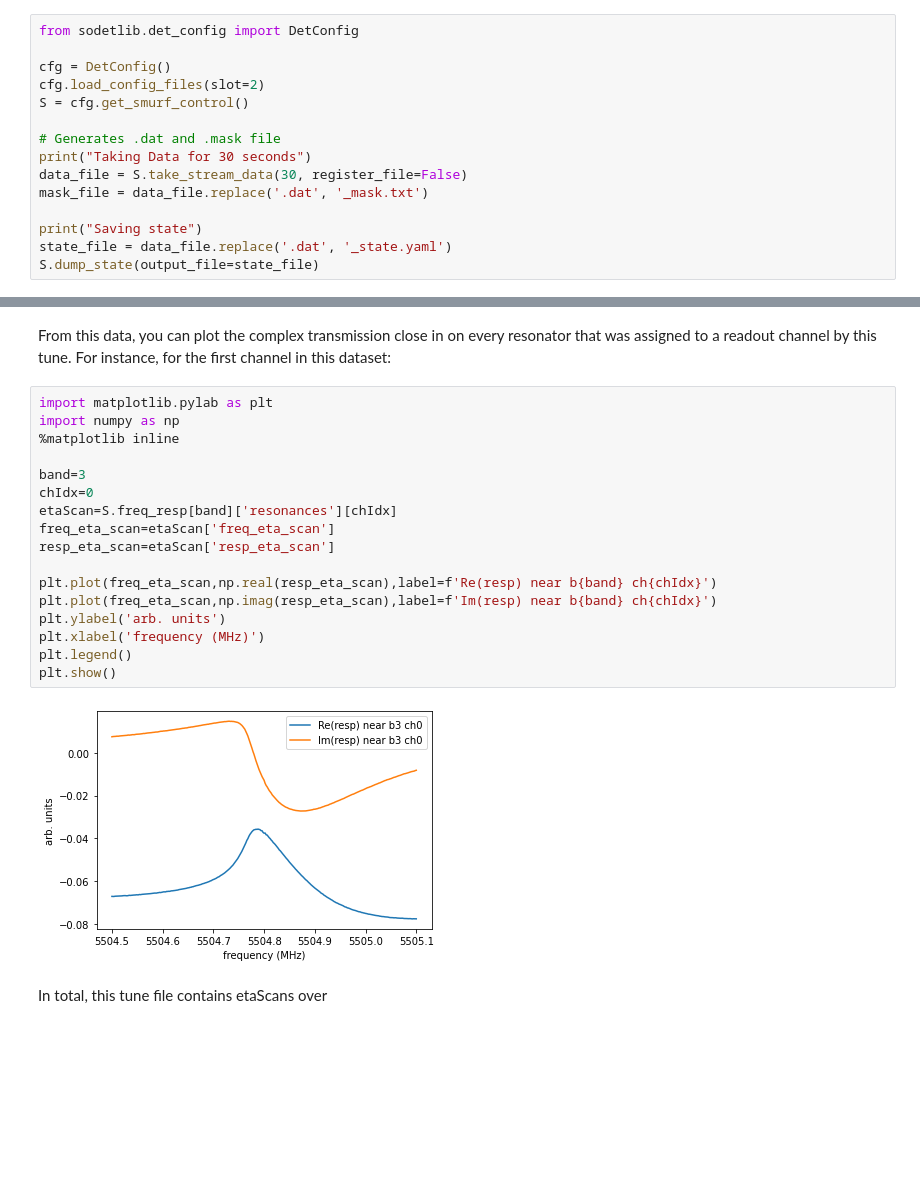
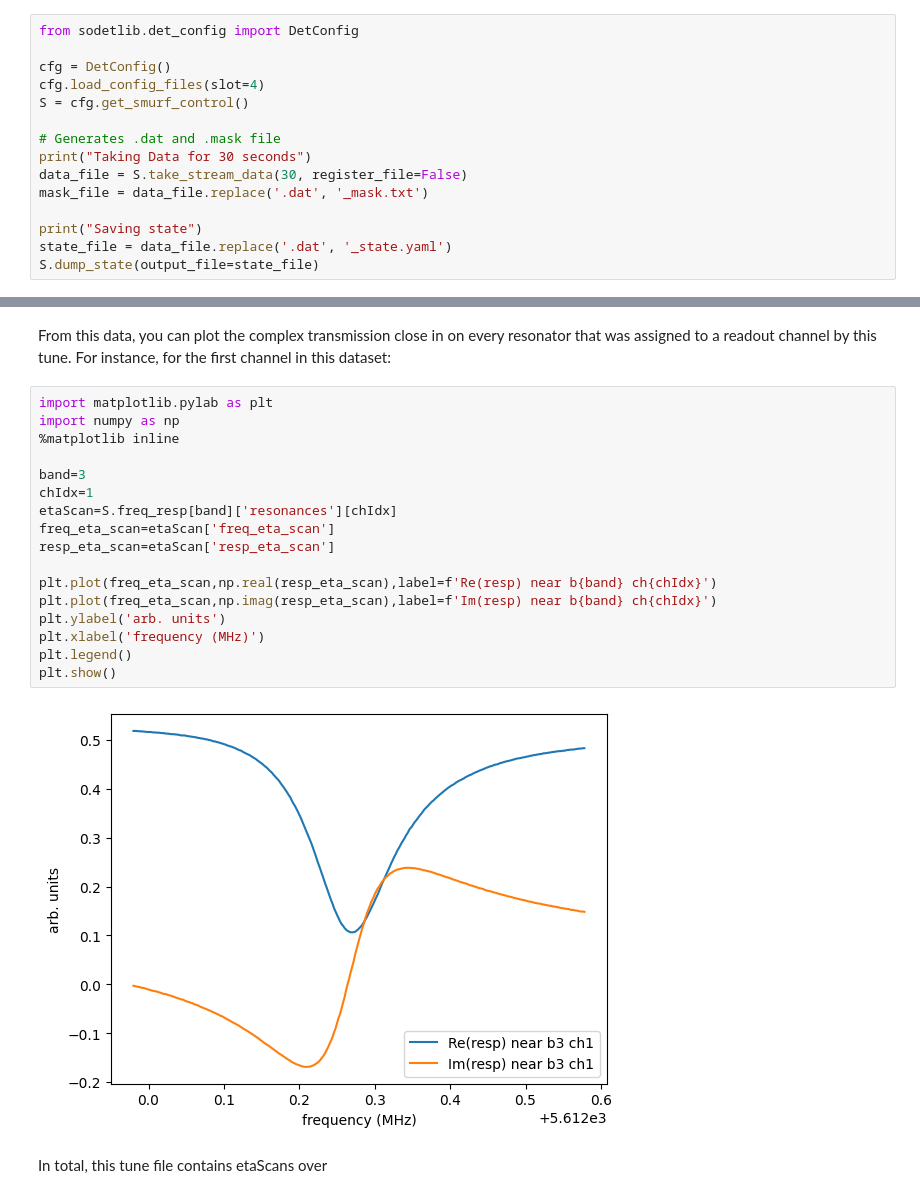
Before and after one commit to simonsobs/smurf_tutorials, a Jupyter notebook: 3_Data.ipynb, the cells around one changed output, grey strips where cells are left out. Drawn from its saved outputs; the diff is of its cells as text; blank space fills up the shorter version.

```diff
--- a/3_Data.ipynb
+++ b/3_Data.ipynb
@@ -22,7 +30,7 @@ First we will create a new pysmurf instance using the det_config interface. Then
 from sodetlib.det_config import DetConfig
 
 cfg = DetConfig()
-cfg.load_config_files(slot=2)
+cfg.load_config_files(slot=4)
 S = cfg.get_smurf_control()
 
 # Generates .dat and .mask file
@@ -238,22 +250,22 @@ From this data, you can plot the complex transmission close in on every resonato
 # %%
 import matplotlib.pylab as plt
 import numpy as np
 %matplotlib inline
 
 band=3
-chIdx=0
+chIdx=1
 etaScan=S.freq_resp[band]['resonances'][chIdx]
 freq_eta_scan=etaScan['freq_eta_scan']
 resp_eta_scan=etaScan['resp_eta_scan']
 
 plt.plot(freq_eta_scan,np.real(resp_eta_scan),label=f'Re(resp) near b{band} ch{chIdx}')
 plt.plot(freq_eta_scan,np.imag(resp_eta_scan),label=f'Im(resp) near b{band} ch{chIdx}')
 plt.ylabel('arb. units')
 plt.xlabel('frequency (MHz)')
 plt.legend()
 plt.show()
 # %% [output]
-[figure, old version]
+[figure, new version]
 # %% [markdown]
 In total, this tune file contains etaScans over
 # %%
```
Also changed, not shown: parts of 28 cells of this notebook, 7 other files.
